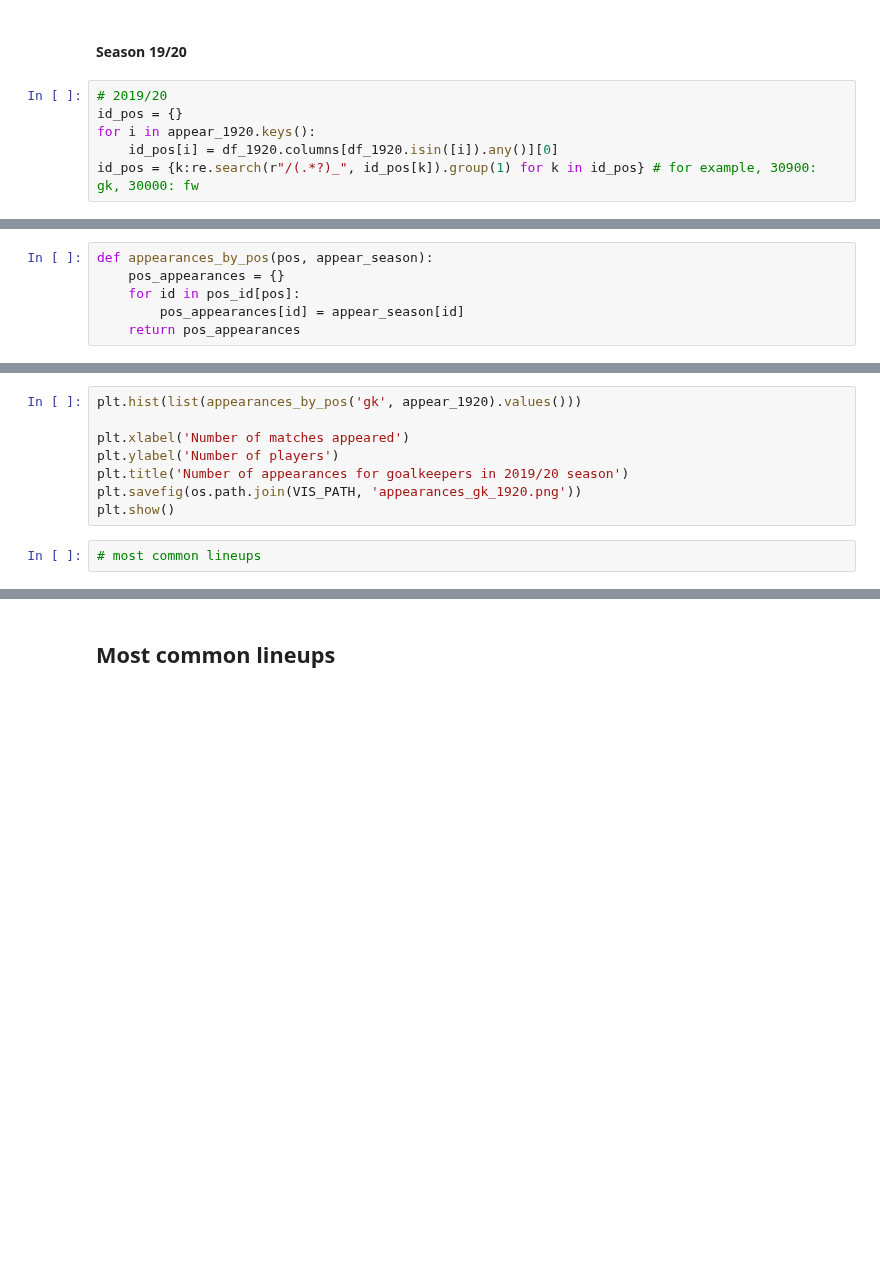
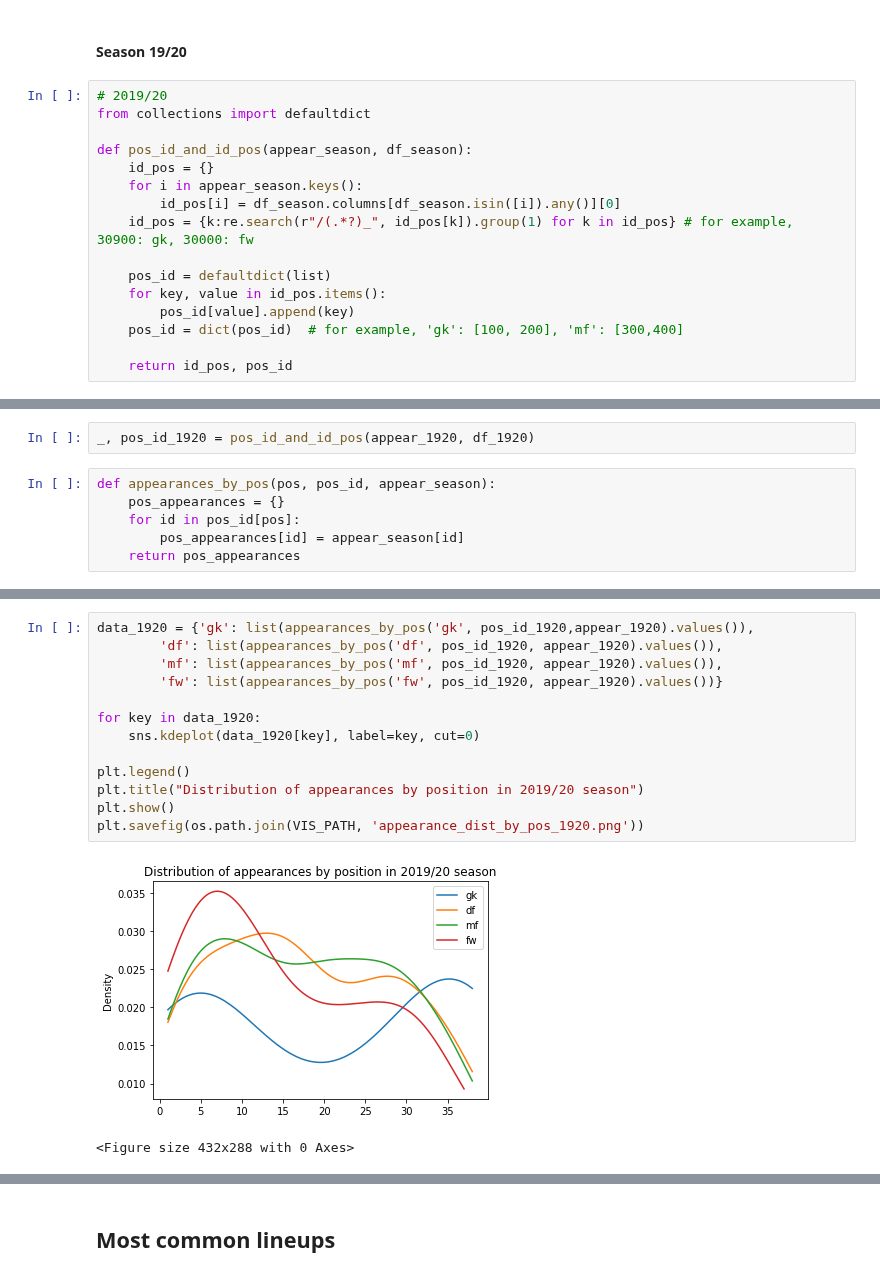
Before and after one commit to minhngt62/ds-epl-matches, a Jupyter notebook: notebooks/03.4_eda_on_integrated_data.ipynb, the cells around one changed output, grey strips where cells are left out. Drawn from its saved outputs; the diff is of its cells as text; blank space fills up the shorter version.

Commit message:
commit eda on integrated data

```diff
--- a/notebooks/03.4_eda_on_integrated_data.ipynb
+++ b/notebooks/03.4_eda_on_integrated_data.ipynb
@@ -539,7 +533,17 @@ Let's prove this hypothesis by plotting the number of appearances by the player'
 #### Season 19/20
 # %%
 # 2019/20
-id_pos = {}
-for i in appear_1920.keys():
-    id_pos[i] = df_1920.columns[df_1920.isin([i]).any()][0]
-id_pos = {k:re.search(r"/(.*?)_", id_pos[k]).group(1) for k in id_pos} # for example, 30900: gk, 30000: fw
+from collections import defaultdict
+
+def pos_id_and_id_pos(appear_season, df_season):
+    id_pos = {}
+    for i in appear_season.keys():
+        id_pos[i] = df_season.columns[df_season.isin([i]).any()][0]
+    id_pos = {k:re.search(r"/(.*?)_", id_pos[k]).group(1) for k in id_pos} # for example, 30900: gk, 30000: fw
+
+    pos_id = defaultdict(list)
+    for key, value in id_pos.items():
+        pos_id[value].append(key)
+    pos_id = dict(pos_id)  # for example, 'gk': [100, 200], 'mf': [300,400]
+
+    return id_pos, pos_id
@@ -555,5 +550,7 @@ pos_id = dict(pos_id)  # for example, 'gk': [100, 200], 'mf': [300,400]
+# %%
+_, pos_id_1920 = pos_id_and_id_pos(appear_1920, df_1920)
 # %%
-def appearances_by_pos(pos, appear_season):
+def appearances_by_pos(pos, pos_id, appear_season):
     pos_appearances = {}
     for id in pos_id[pos]:
         pos_appearances[id] = appear_season[id]
@@ -599,10 +558,16 @@ sns.kdeplot(list(appearances_by_pos('fw', appear_1920).values()), cut=0)
-# %%
-plt.hist(list(appearances_by_pos('gk', appear_1920).values()))
-
-plt.xlabel('Number of matches appeared')
-plt.ylabel('Number of players')
-plt.title('Number of appearances for goalkeepers in 2019/20 season')
-plt.savefig(os.path.join(VIS_PATH, 'appearances_gk_1920.png'))
-plt.show()
-# %%
-# most common lineups
+# %%
+data_1920 = {'gk': list(appearances_by_pos('gk', pos_id_1920,appear_1920).values()),
+        'df': list(appearances_by_pos('df', pos_id_1920, appear_1920).values()),
+        'mf': list(appearances_by_pos('mf', pos_id_1920, appear_1920).values()),
+        'fw': list(appearances_by_pos('fw', pos_id_1920, appear_1920).values())}
+
+for key in data_1920:
+    sns.kdeplot(data_1920[key], label=key, cut=0)
+
+plt.legend()
+plt.title("Distribution of appearances by position in 2019/20 season")
+plt.show()
+plt.savefig(os.path.join(VIS_PATH, 'appearance_dist_by_pos_1920.png'))
+# %% [output]
+[figure, added]
+<Figure size 432x288 with 0 Axes>
```
Also changed, not shown: parts of 17 cells of this notebook.
